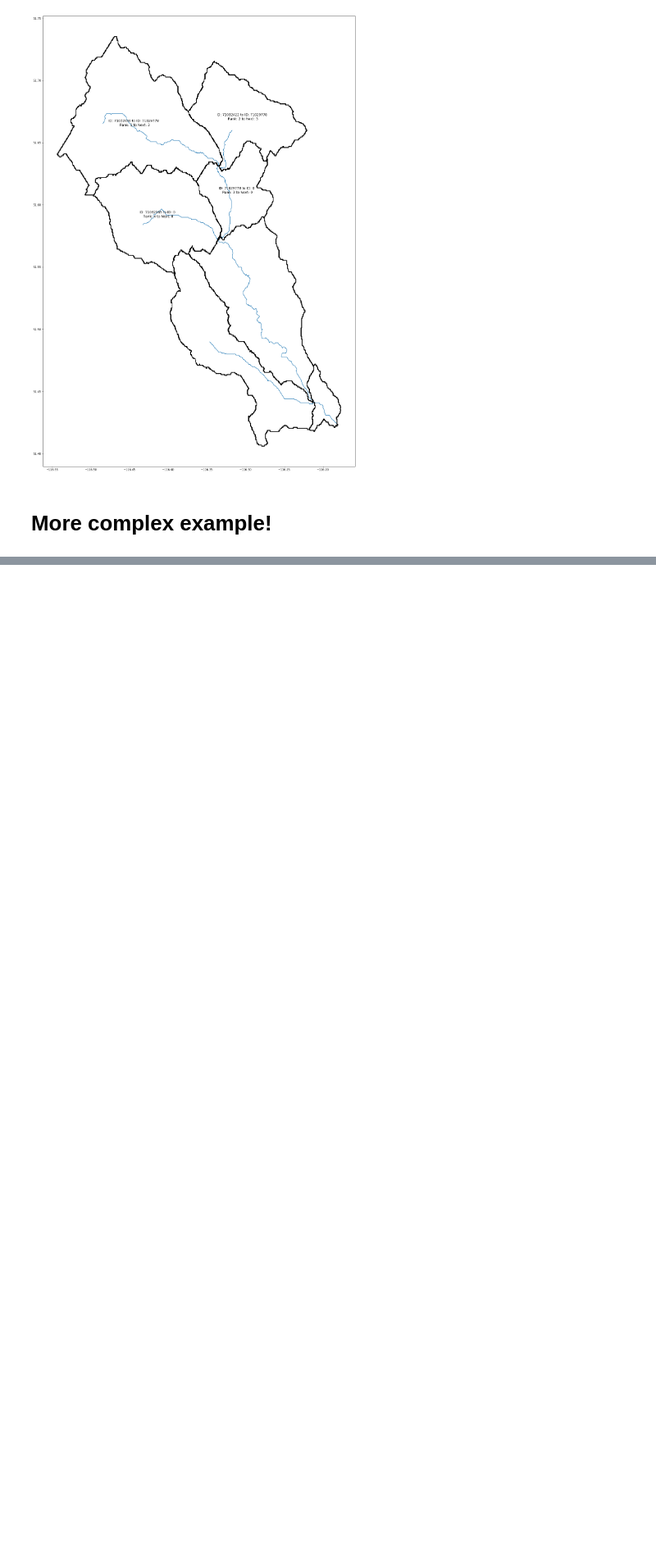
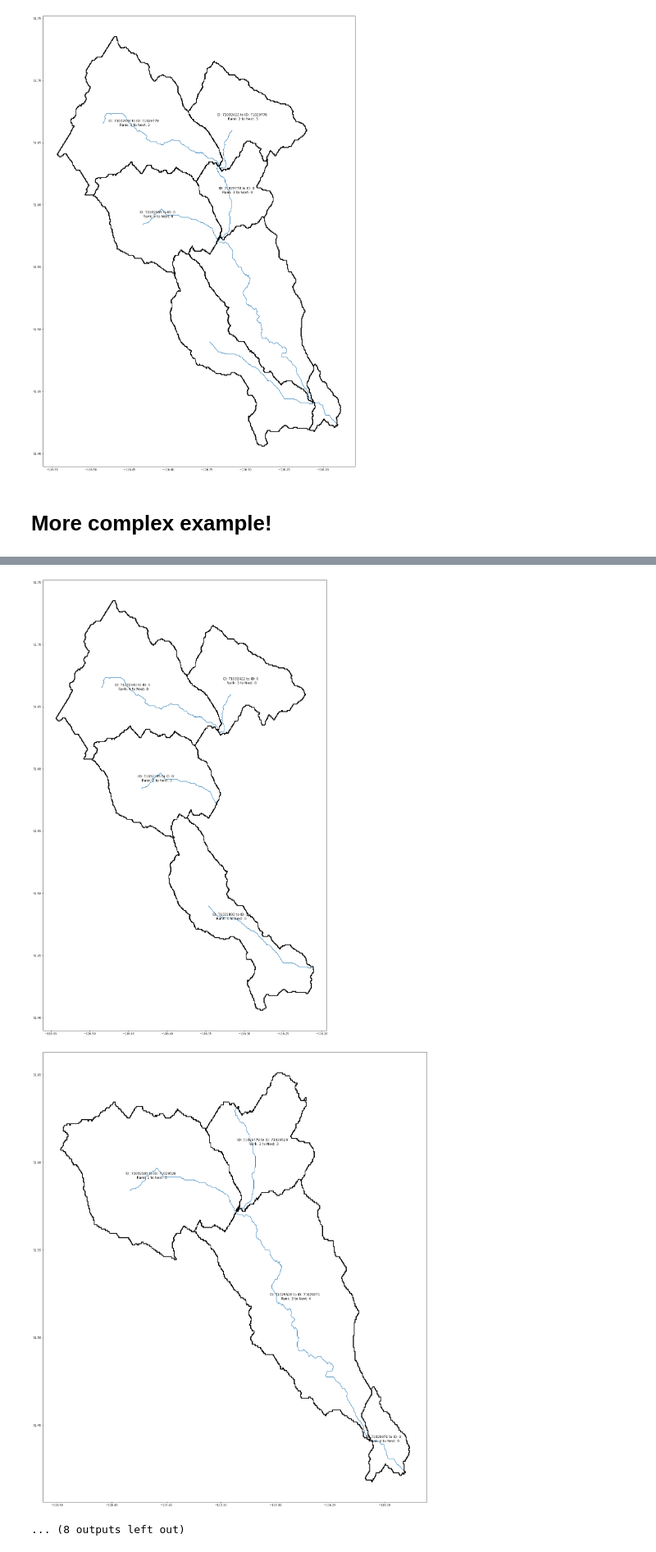
Before and after one commit to ShervanGharari/MESH_examples, a Jupyter notebook: MESH/code/Rank.ipynb, the cells around one changed output, grey strips where cells are left out. Shown at 82% size. Saved outputs shown, nothing was run; the diff lists cells and outputs as text; code cells hidden in the pictures; blank space fills up the shorter version.

Commit message:
more complex example, take care of randomly selected

```diff
--- a/MESH/code/Rank.ipynb
+++ b/MESH/code/Rank.ipynb
@@ -245,16 +290,6 @@ cat_org = cat.copy()
 # get three subbasins that are not
 cat = cat[cat['COMID'].isin([71032440,71032422,71029778,71031893])]; cat = cat.reset_index(drop=True)
 riv = riv[riv['COMID'].isin([71032440,71032422,71029778,71031893])]; riv = riv.reset_index(drop=True)
-
-
-#
-idx = riv[riv['COMID']==71029778]
-idx = idx.index.item()
-riv['NextDownID'].loc[idx]=-9999.0
-
-idx = riv[riv['COMID']==71031893]
-idx = idx.index.item()
-riv['NextDownID'].loc[idx]=-9999.0
 
 df = new_rank_extract(np.array(riv['COMID'].values),\
                               np.array(riv['NextDownID'].values),\
@@ -284,8 +319,6 @@ for index, row in df.iterrows():
     idx = cat_slice.index.item()
     print(idx)
 
-    #lat =
-
     #
     text = 'ID: ' + str(row['Segid'])+' to ID: '+str(row['tosegment'])+' \n Rank: '+str(row['Rank'])+ ' to Next: ' +str(row['Next'])
     print(text)
@@ -319,0 +346,52 @@ ID: 71031893 to ID: 0
+# %%
+# another test of the code with non connected river segment
+import geopandas as gpd
+import matplotlib.pyplot as plt
+
+for k in np.arange(10):
+
+    cat = gpd.read_file('../data/shapefiles/catchment/BowAtLouise_cat.shp')
+    riv = gpd.read_file('../data/shapefiles/river_network/BowAtLouise_riv.shp')
+    cat_org = cat.copy()
+
+    COMIDs = riv['COMID'].values
+
+    selected_values = np.random.choice(COMIDs, 4, replace=False)
+
+    cat = cat[cat['COMID'].isin(selected_values)]; cat = cat.reset_index(drop=True)
+    riv = riv[riv['COMID'].isin(selected_values)]; riv = riv.reset_index(drop=True)
+
+    df = new_rank_extract(np.array(riv['COMID'].values),\
+                                  np.array(riv['NextDownID'].values),\
+                                  -9999)  # outflow at lake Loiuse
+    df
+
+
+    # visualize
+    fig, ax = plt.subplots(figsize=(40,30))
+
+    ax.set_facecolor('white')
+    fig.patch.set_facecolor('white')
+
+    #
+    cat.plot(ax = ax, zorder=10, color= 'none', linewidth=3)
+    #cat_org.plot(ax = ax, zorder=10, color= 'none', linewidth=0.5)
+    riv.plot(ax =ax)
+
+    # print ID and rank on the map
+    cat['x']=cat.centroid.x
+    cat['y']=cat.centroid.y
+
+    for index, row in df.iterrows():
+
+        # get the lat lon of centroid from cat
+        cat_slice = cat [cat['COMID']==row['Segid']]
+        idx = cat_slice.index.item()
+        print(idx)
+
+        #
+        text = 'ID: ' + str(row['Segid'])+' to ID: '+str(row['tosegment'])+' \n Rank: '+str(row['Rank'])+ ' to Next: ' +str(row['Next'])
+        print(text)
+
+        plt.text(cat_slice['x'].item(), cat_slice['y'].item(), text, fontsize=12, color='k', ha='center', va='center')
+# %% [output]
@@ -319,0 +518,3 @@ ID: 71031893 to ID: 0
+[figure, added]
+[figure, added]
+... (8 outputs left out)
```
Also changed, not shown: parts of 5 cells of this notebook.
